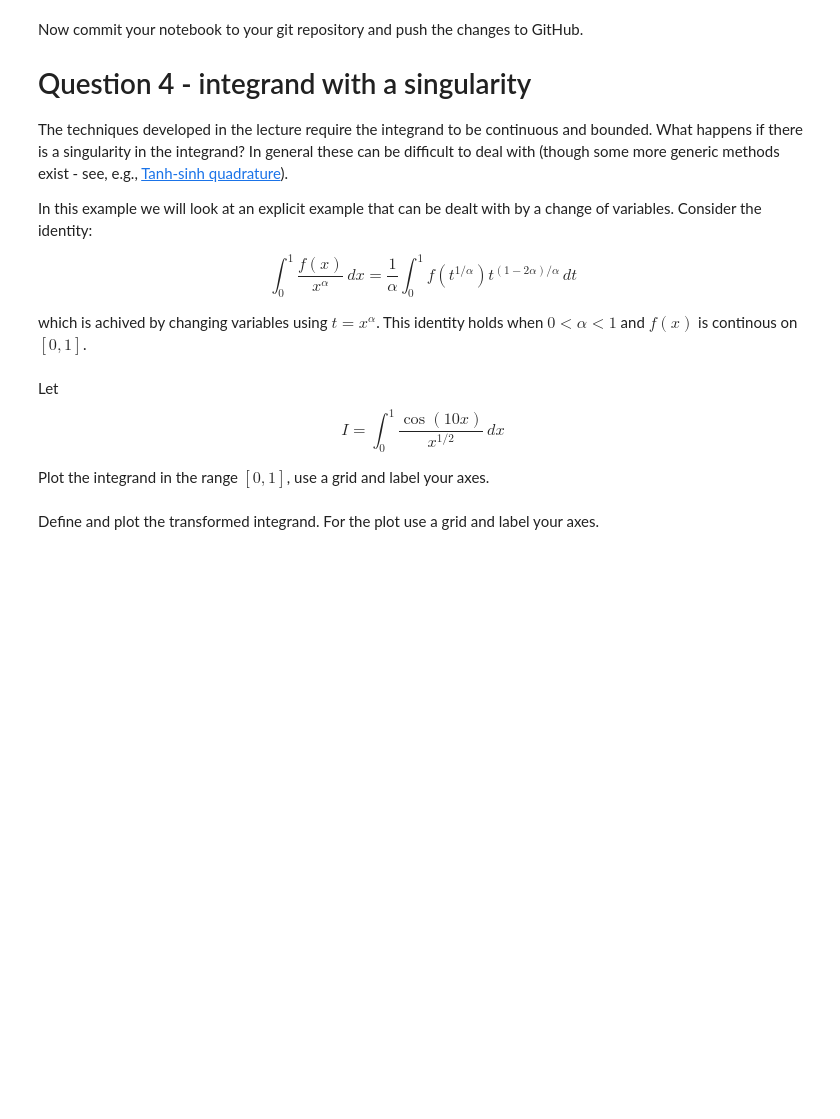
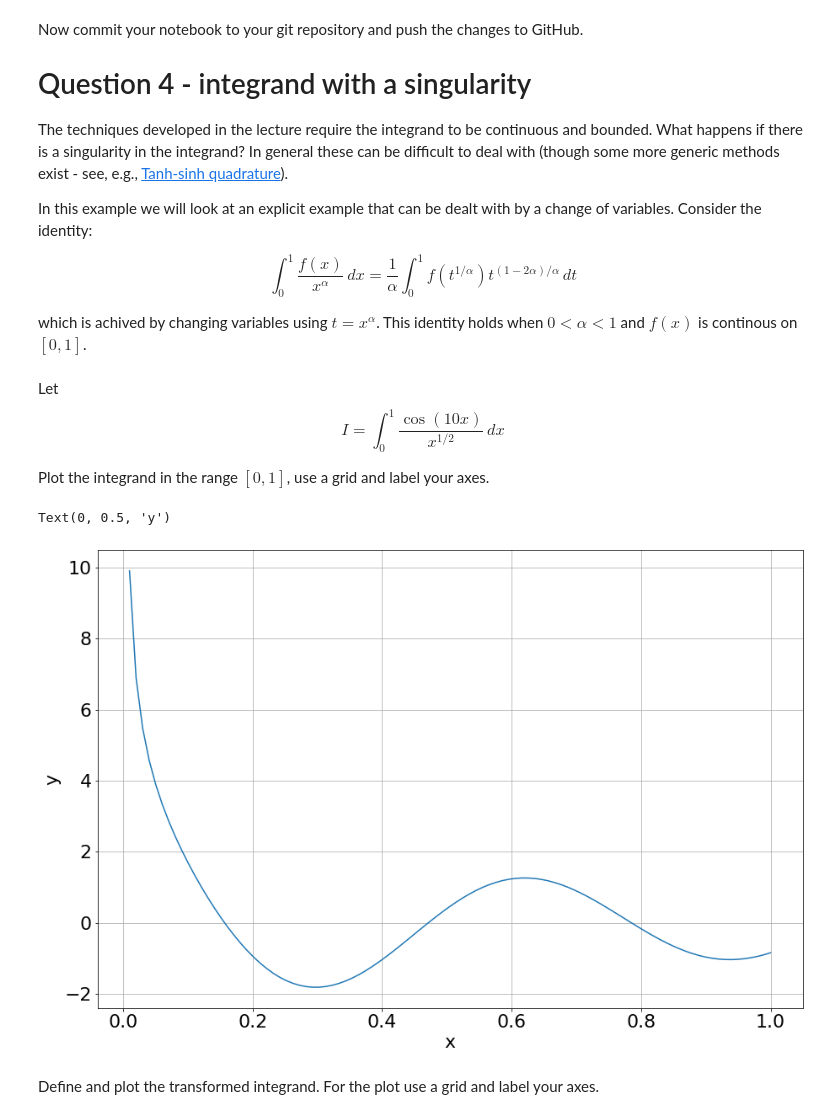
Before and after one commit to deebajavadpour/ACM20030_Assignments, a Jupyter notebook: Assignment4/Assignment-4.ipynb, the cells around one changed output. Saved outputs shown, nothing was run; the diff lists cells and outputs as text; code cells hidden in the pictures; blank space fills up the shorter version.

```diff
--- a/Assignment4/Assignment-4.ipynb
+++ b/Assignment4/Assignment-4.ipynb
@@ -250,10 +236,19 @@ Let
 $$I = \int^1_0 \frac{\cos(10x)}{x^{1/2}}\,dx $$
 
 Plot the integrand in the range $[0,1]$, use a grid and label your axes.
-# %%
-# I applied the identity and simplified it, expressing it here as f7 instead of I
-
-def f7(t):
-    return 1/2*(np.cos(t)**1/2)
+# %%
+def f7(x):
+    return np.cos(10*x)/x**(1/2)
+
+x = np.linspace(0,1,100)
+y = f7(x)
+
+plt.grid(True)
+plt.plot(x,y);
+plt.xlabel('x')
+plt.ylabel('y')
+# %% [output]
+Text(0, 0.5, 'y')
+[figure, added]
 # %% [markdown]
 Define and plot the transformed integrand. For the plot use a grid and label your axes.
```
Also changed, not shown: parts of 10 cells of this notebook.
